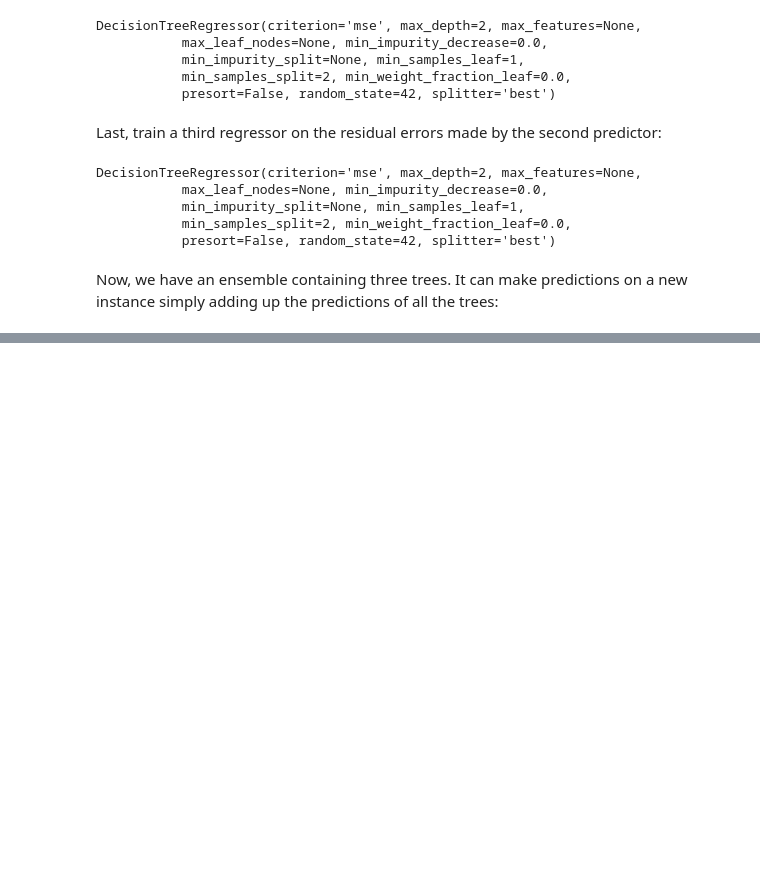
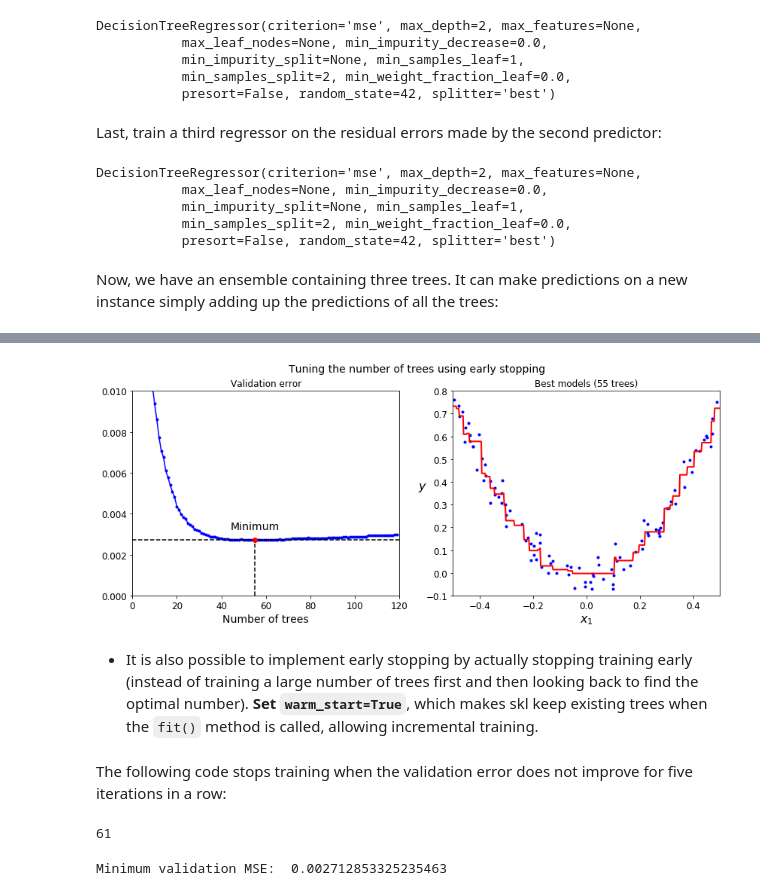
Before and after one commit to libingallin/Handson_ML, a Jupyter notebook: ch7_ensemble_learning_and_rf.ipynb, the cells around one changed output, grey strips where cells are left out. Drawn from its saved outputs; the diff is of its cells as text; code cells hidden in the pictures; blank space fills up the shorter version.

```diff
--- a/ch7_ensemble_learning_and_rf.ipynb
+++ b/ch7_ensemble_learning_and_rf.ipynb
@@ -651,0 +737,18 @@ plt.show()
+# %%
+from sklearn.model_selection import train_test_split
+from sklearn.metrics import mean_squared_error
+
+# By default, test_size=0.25
+X_train, X_val, y_train, y_val = train_test_split(X, y, random_state=49)
+
+gbrt = GradientBoostingRegressor(
+    max_depth=2, n_estimators=120, random_state=42)
+gbrt.fit(X_train, y_train)
+
+errors = [mean_squared_error(y_val, y_pred)
+          for y_pred in gbrt.staged_predict(X_val)]
+best_n_estimators = np.argmin(errors)
+
+gbrt_best = GradientBoostingRegressor(max_depth=2, random_state=42,
+                                      n_estimators=best_n_estimators)
+gbrt_best.fit(X_train, y_train)
@@ -651,0 +763,29 @@ plt.show()
+# %%
+min_error = np.min(errors)
+# %%
+plt.figure(figsize=(14, 5))
+
+plt.subplot(121)
+plt.plot(errors, "b.-")
+plt.plot([best_n_estimators, best_n_estimators], [0, min_error], "k--")
+plt.plot([0, 120], [min_error, min_error], "k--")
+plt.plot(best_n_estimators, min_error, "ro")
+plt.text(best_n_estimators, min_error*1.2, "Minimum", ha="center", fontsize=14)
+plt.axis([0, 120, 0, 0.01])
+plt.xlabel("Number of trees", fontsize=14)
+plt.title("Validation error", fontsize=12)
+
+plt.subplot(122)
+plot_predictions([gbrt_best], X, y, axes=[-0.5, 0.5, -0.1, 0.8])
+plt.xlabel("$x_1$", fontsize=16)
+plt.ylabel("$y$", fontsize=16, rotation=0)
+plt.title("Best models (%d trees)" % best_n_estimators, fontsize=12)
+
+plt.suptitle("Tuning the number of trees using early stopping", fontsize=14)
+plt.show()
+# %% [output]
+[figure, added]
+# %% [markdown]
++ It is also possible to implement early stopping by actually stopping training early (instead of training a large number of trees first and then looking back to find the optimal number). **Set `warm_start=True`**, which makes skl keep existing trees when the `fit()` method is called, allowing incremental training.
+# %% [markdown]
+The following code stops training when the validation error does not improve for five iterations in a row:
@@ -651,0 +809,8 @@ plt.show()
+# %%
+print(gbrt.n_estimators)
+# %% [output]
+61
+# %%
+print("Minimum validation MSE:\t", min_val_error)
+# %% [output]
+Minimum validation MSE:  0.002712853325235463
```
Also changed, not shown: parts of 30 cells of this notebook.
